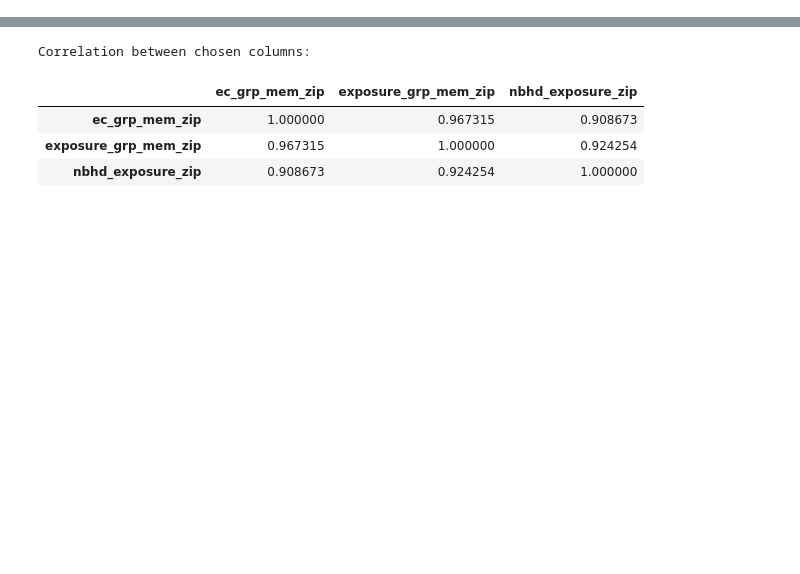
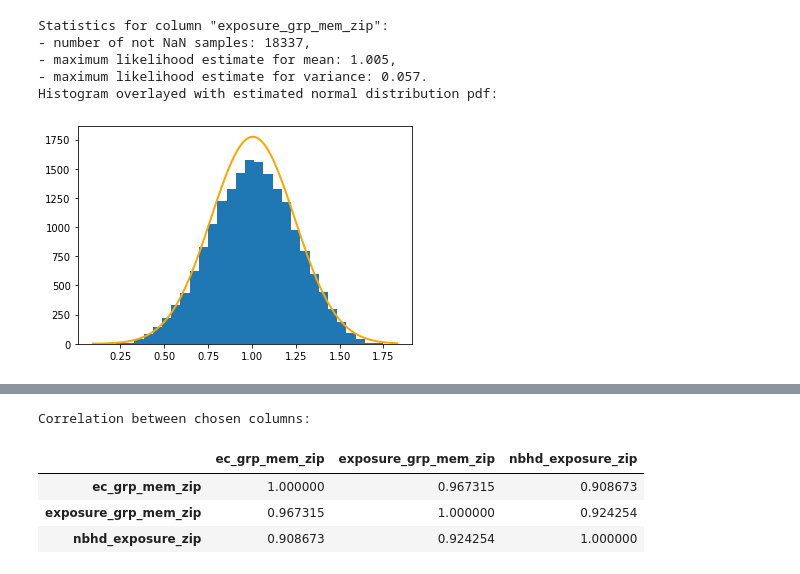
Before and after one commit to xmihol00/deep_learning, a Jupyter notebook: variable_check.ipynb, the cells around one changed output, grey strips where cells are left out. Cells and saved outputs as stored; diff of their text form; code cells hidden in the pictures; blank space fills up the shorter version.

```diff
--- a/variable_check.ipynb
+++ b/variable_check.ipynb
@@ -83,0 +54,9 @@ Statistics for 'nbhd_exposure_zip':
+# %%
+stats_for_column(sc_zip_df, "exposure_grp_mem_zip")
+# %% [output]
+Statistics for column "exposure_grp_mem_zip":
+- number of not NaN samples: 18337,
+- maximum likelihood estimate for mean: 1.005,
+- maximum likelihood estimate for variance: 0.057.
+Histogram overlayed with estimated normal distribution pdf:
+[figure, added]
```
Also changed, not shown: parts of 9 cells of this notebook, 1 other file.
